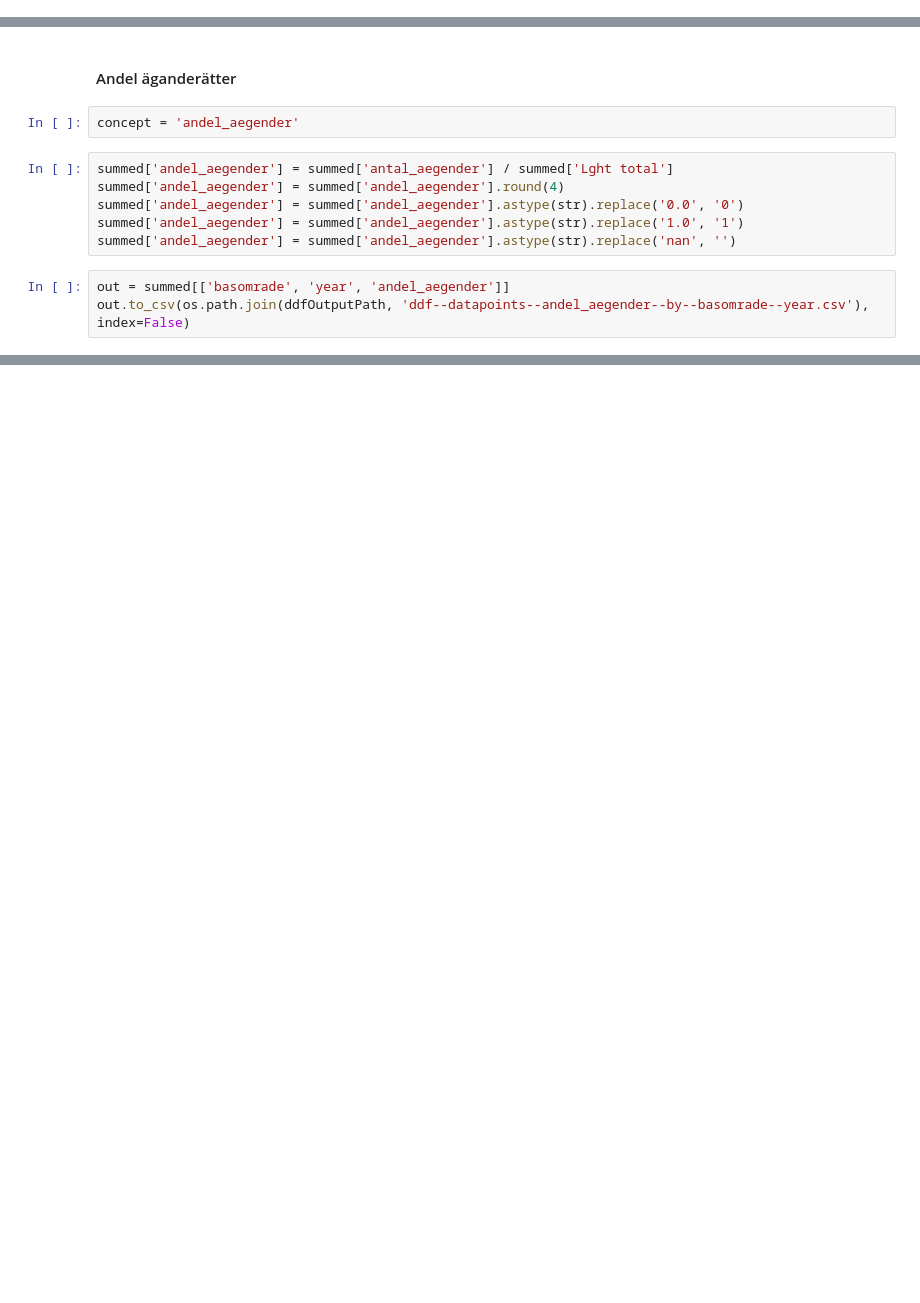
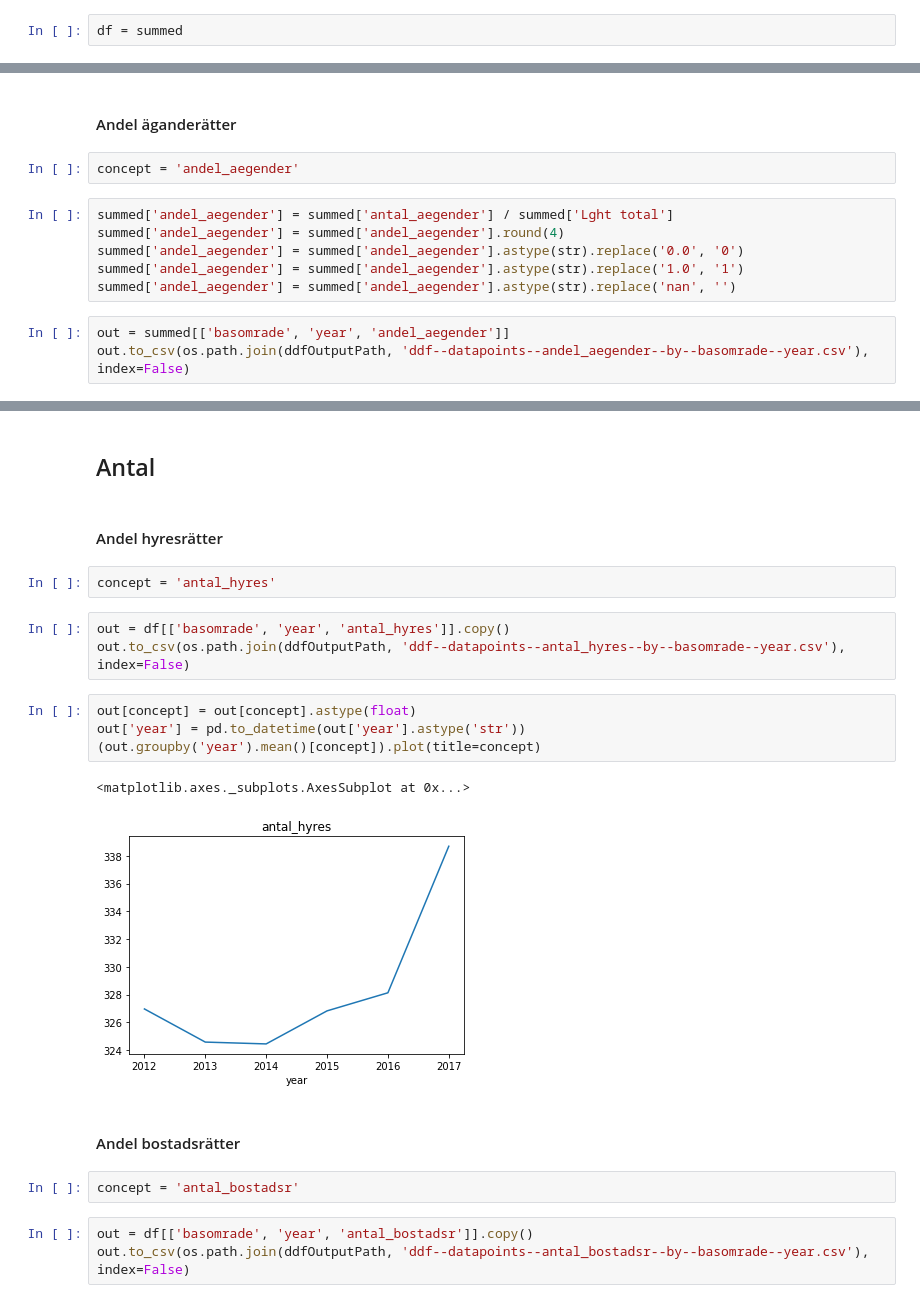
Before and after one commit to geoinfobyran/sodertornsmodellen-update, a Jupyter notebook: andel_aegender.ipynb, the cells around one changed output, grey strips where cells are left out. Cells and saved outputs as stored; diff of their text form; blank space fills up the shorter version.

Commit message:
antal bostads*

```diff
--- a/andel_aegender.ipynb
+++ b/andel_aegender.ipynb
@@ -106,0 +101,2 @@ summed[['year', 'Lght total']].groupby('year').sum()
+# %%
+df = summed
@@ -169,0 +168,23 @@ out['year'] = pd.to_datetime(out['year'].astype('str'))
+# %% [markdown]
+## Antal
+# %% [markdown]
+#### Andel hyresrätter
+# %%
+concept = 'antal_hyres'
+# %%
+out = df[['basomrade', 'year', 'antal_hyres']].copy()
+out.to_csv(os.path.join(ddfOutputPath, 'ddf--datapoints--antal_hyres--by--basomrade--year.csv'), index=False)
+# %%
+out[concept] = out[concept].astype(float)
+out['year'] = pd.to_datetime(out['year'].astype('str'))
+(out.groupby('year').mean()[concept]).plot(title=concept)
+# %% [output]
+<matplotlib.axes._subplots.AxesSubplot at 0x...>
+[figure, added]
+# %% [markdown]
+#### Andel bostadsrätter
+# %%
+concept = 'antal_bostadsr'
+# %%
+out = df[['basomrade', 'year', 'antal_bostadsr']].copy()
+out.to_csv(os.path.join(ddfOutputPath, 'ddf--datapoints--antal_bostadsr--by--basomrade--year.csv'), index=False)
```
Also changed, not shown: parts of 12 cells of this notebook, 3 other files.
